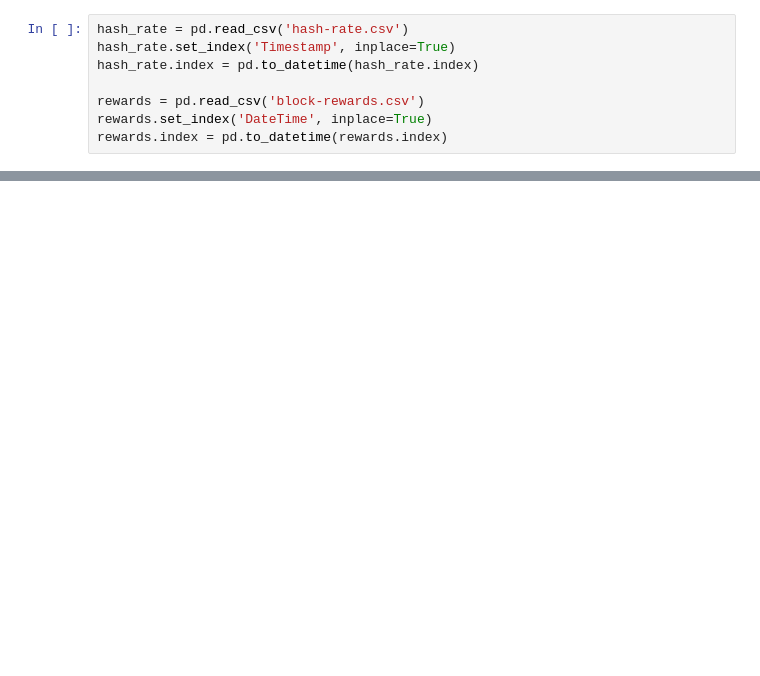
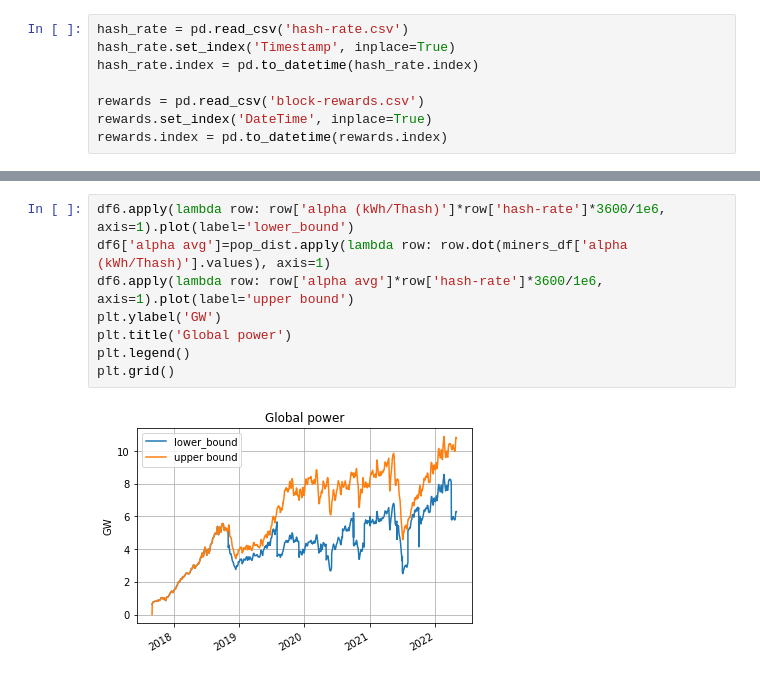
Before and after one commit to QRB-Labs/qrb, a Jupyter notebook: analysis/mining_dynamics.ipynb, the cells around one changed output, grey strips where cells are left out. Drawn from its saved outputs; the diff is of its cells as text; blank space fills up the shorter version.

```diff
--- a/analysis/mining_dynamics.ipynb
+++ b/analysis/mining_dynamics.ipynb
@@ -175,0 +255,10 @@ Text(2022-04-25, 2e-07, '@nemozen')
+# %%
+df6.apply(lambda row: row['alpha (kWh/Thash)']*row['hash-rate']*3600/1e6, axis=1).plot(label='lower_bound')
+df6['alpha avg']=pop_dist.apply(lambda row: row.dot(miners_df['alpha (kWh/Thash)'].values), axis=1)
+df6.apply(lambda row: row['alpha avg']*row['hash-rate']*3600/1e6, axis=1).plot(label='upper bound')
+plt.ylabel('GW')
+plt.title('Global power')
+plt.legend()
+plt.grid()
+# %% [output]
+[figure, added]
```
Also changed, not shown: parts of 11 cells of this notebook, 1 other file.
